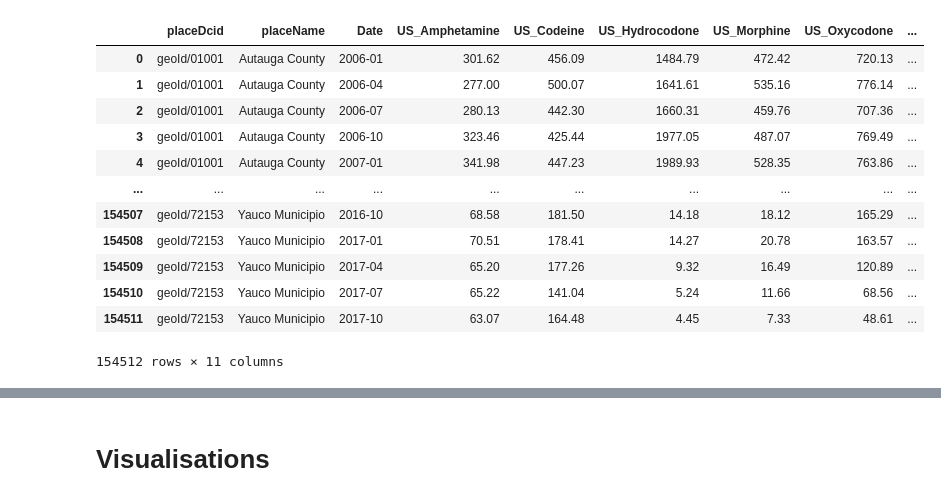
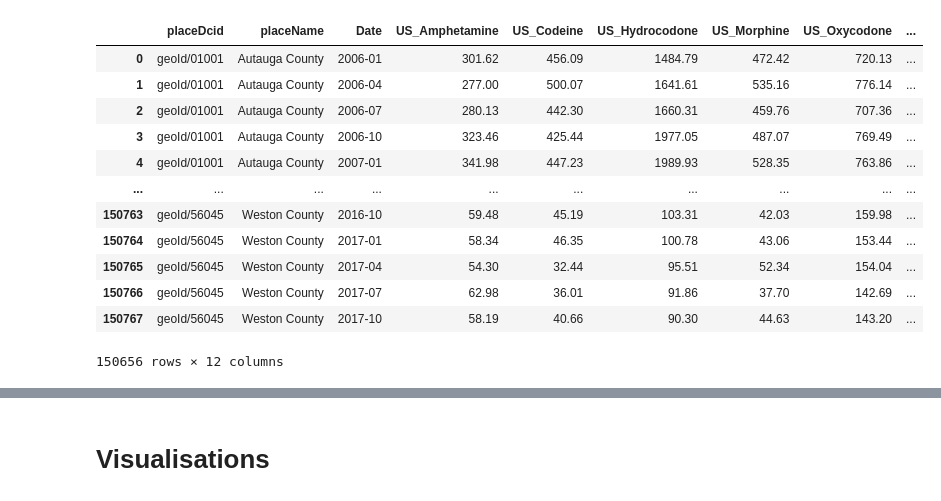
Before and after one commit to niallkehoe/google-datathon, a Jupyter notebook: legalisation_splitting.ipynb, the cells around one changed output, grey strips where cells are left out. Saved outputs shown, nothing was run; the diff lists cells and outputs as text; code cells hidden in the pictures.

```diff
--- a/legalisation_splitting.ipynb
+++ b/legalisation_splitting.ipynb
@@ -11,25 +12,29 @@ import matplotlib.pyplot as plt
 # %%
 state = "Colorado"
 legalisation_date = "2014-01-01"
+
+county_normalizer = CountyNormalizer()
 
 # df_drug = pd.read_csv("data/drugs/US_Oxycodone.csv")
 DRUG_NAMES = ["US_Amphetamine", "US_Codeine", "US_Hydrocodone", "US_Morphine", "US_Oxycodone"]
 df_drug = get_drugs_dfs(DRUG_NAMES)
 df_drug = df_drug.generate_state_column("placeDcid")
 df_drug = df_drug.generate_year()
 df_drug['FIPS'] = df_drug['placeDcid'].str.split('/').str[-1]
+df_drug["population"] = df_drug.apply(county_normalizer.get_population, axis=1)
+df_drug.dropna(inplace= True)
 df_drug
 # %% [output]
 |  | placeDcid | placeName | Date | US_Amphetamine | US_Codeine | US_Hydrocodone | US_Morphine | US_Oxycodone | ... |
 | 0 | geoId/01001 | Autauga County | 2006-01 | 301.62 | 456.09 | 1484.79 | 472.42 | 720.13 | ... |
 | 1 | geoId/01001 | Autauga County | 2006-04 | 277.00 | 500.07 | 1641.61 | 535.16 | 776.14 | ... |
 | 2 | geoId/01001 | Autauga County | 2006-07 | 280.13 | 442.30 | 1660.31 | 459.76 | 707.36 | ... |
 | 3 | geoId/01001 | Autauga County | 2006-10 | 323.46 | 425.44 | 1977.05 | 487.07 | 769.49 | ... |
 | 4 | geoId/01001 | Autauga County | 2007-01 | 341.98 | 447.23 | 1989.93 | 528.35 | 763.86 | ... |
 | ... | ... | ... | ... | ... | ... | ... | ... | ... | ... |
-| 154507 | geoId/72153 | Yauco Municipio | 2016-10 | 68.58 | 181.50 | 14.18 | 18.12 | 165.29 | ... |
-| 154508 | geoId/72153 | Yauco Municipio | 2017-01 | 70.51 | 178.41 | 14.27 | 20.78 | 163.57 | ... |
-| 154509 | geoId/72153 | Yauco Municipio | 2017-04 | 65.20 | 177.26 | 9.32 | 16.49 | 120.89 | ... |
-| 154510 | geoId/72153 | Yauco Municipio | 2017-07 | 65.22 | 141.04 | 5.24 | 11.66 | 68.56 | ... |
-| 154511 | geoId/72153 | Yauco Municipio | 2017-10 | 63.07 | 164.48 | 4.45 | 7.33 | 48.61 | ... |
+| 150763 | geoId/56045 | Weston County | 2016-10 | 59.48 | 45.19 | 103.31 | 42.03 | 159.98 | ... |
+| 150764 | geoId/56045 | Weston County | 2017-01 | 58.34 | 46.35 | 100.78 | 43.06 | 153.44 | ... |
+| 150765 | geoId/56045 | Weston County | 2017-04 | 54.30 | 32.44 | 95.51 | 52.34 | 154.04 | ... |
+| 150766 | geoId/56045 | Weston County | 2017-07 | 62.98 | 36.01 | 91.86 | 37.70 | 142.69 | ... |
+| 150767 | geoId/56045 | Weston County | 2017-10 | 58.19 | 40.66 | 90.30 | 44.63 | 143.20 | ... |
-154512 rows × 11 columns
+150656 rows × 12 columns
```
Also changed, not shown: parts of 8 cells of this notebook, 50 other files.
